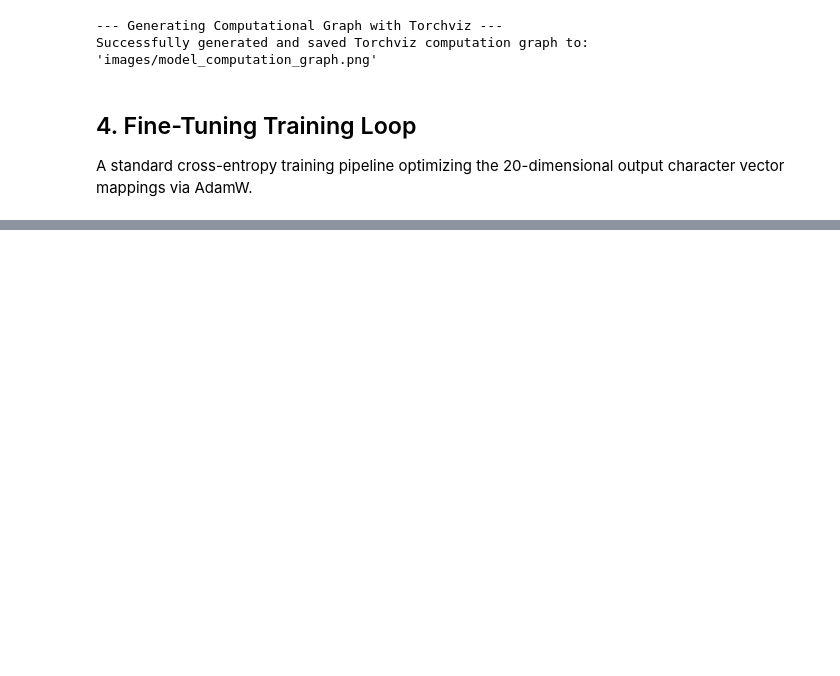
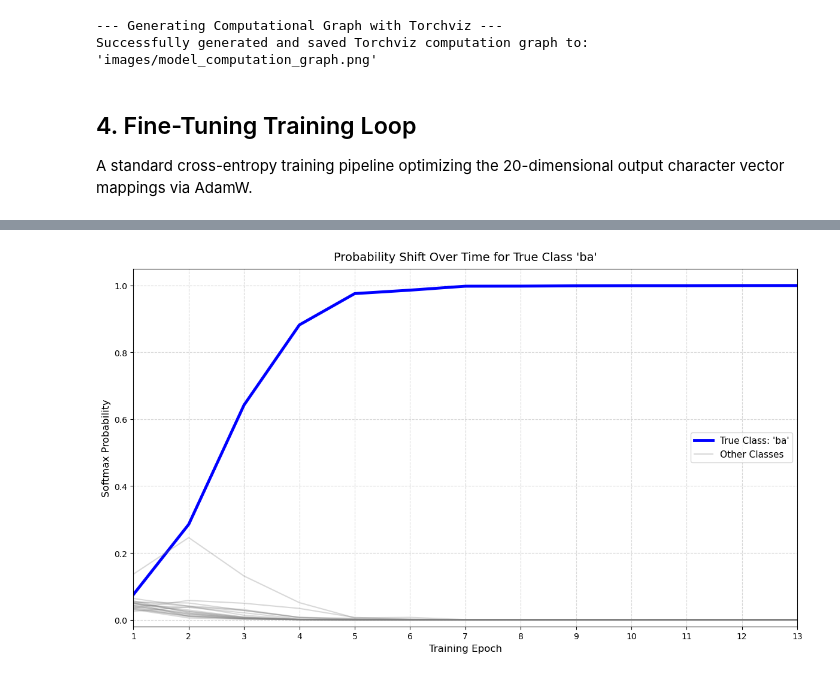
Before and after one commit to harrymardika/aksara-jawa, a Jupyter notebook: model.ipynb, the cells around one changed output, grey strips where cells are left out. Drawn from its saved outputs; the diff is of its cells as text; code cells hidden in the pictures; blank space fills up the shorter version.

```diff
--- a/model.ipynb
+++ b/model.ipynb
@@ -510,0 +493,76 @@ Saved learning progression chart to 'images/learning_progression.png'
+# %%
+# Extract epochs and the 20-dimensional probability vectors from our history tracking
+epochs = [entry[0] for entry in probability_history]
+probs_matrix = np.array(
+    [entry[1] for entry in probability_history]
+)  # Shape: (num_epochs, 20)
+
+print("Top 5 Predicted Classes Per Epoch:")
+print("=" * 60)
+
+for list_idx, probs in enumerate(probs_matrix):
+    epoch_num = epochs[list_idx]
+
+    # Get the indices of the top 5 highest probabilities directly
+    top_5_indices = np.argsort(probs)[-5:][::-1]
+
+    print(f"Epoch {epoch_num:02d}:")
+    for rank, idx in enumerate(top_5_indices, 1):
+        class_name = classes[idx]
+        prob = probs[idx]
+        is_true_class = " <--- (True Class)" if idx == target_class_idx else ""
+        print(f"  {rank}. {class_name:10s} - {prob:6.2%} {is_true_class}")
+    print("-" * 40)
+
+# Generate the visual plot below
+plt.figure(figsize=(12, 7))
+
+# Plot all 20 classes
+for class_idx in range(len(classes)):
+    if class_idx == target_class_idx:
+        # Emphasize the TRUE tracking class (bold, visible color)
+        plt.plot(
+            epochs,
+            probs_matrix[:, class_idx],
+            color="blue",
+            linewidth=3.5,
+            label=f"True Class: '{target_class_name}'",
+        )
+    else:
+        # De-emphasize the incorrect classes
+        # Add a placeholder label to the legend just once for the incorrect classes
+        label = (
+            "Other Classes" if class_idx == (1 if target_class_idx == 0 else 0) else ""
+        )
+        plt.plot(
+            epochs,
+            probs_matrix[:, class_idx],
+            color="gray",
+            linewidth=1.5,
+            alpha=0.3,
+            label=label,
+        )
+
+# Graph styling
+plt.title(
+    f"Probability Shift Over Time for True Class '{target_class_name}'",
+    fontsize=14,
+    pad=10,
+)
+plt.xlabel("Training Epoch", fontsize=12)
+plt.ylabel("Softmax Probability", fontsize=12)
+plt.ylim(-0.02, 1.05)
+plt.xlim(1, len(epochs))
+
+# Ensure the x-ticks are integer epoch markers
+plt.xticks(epochs)
+
+# Consolidate legend to remove duplicates (like the empty labels)
+handles, labels = plt.gca().get_legend_handles_labels()
+by_label = dict(zip(labels, handles))
+plt.legend(by_label.values(), by_label.keys(), loc="center right", fontsize=11)
+
+plt.grid(True, linestyle="--", alpha=0.5)
+plt.tight_layout()
+plt.show()
+# %% [output]
@@ -510,0 +586 @@ Saved learning progression chart to 'images/learning_progression.png'
+[figure, added]
```
Also changed, not shown: parts of 5 cells of this notebook, 6 other files.
